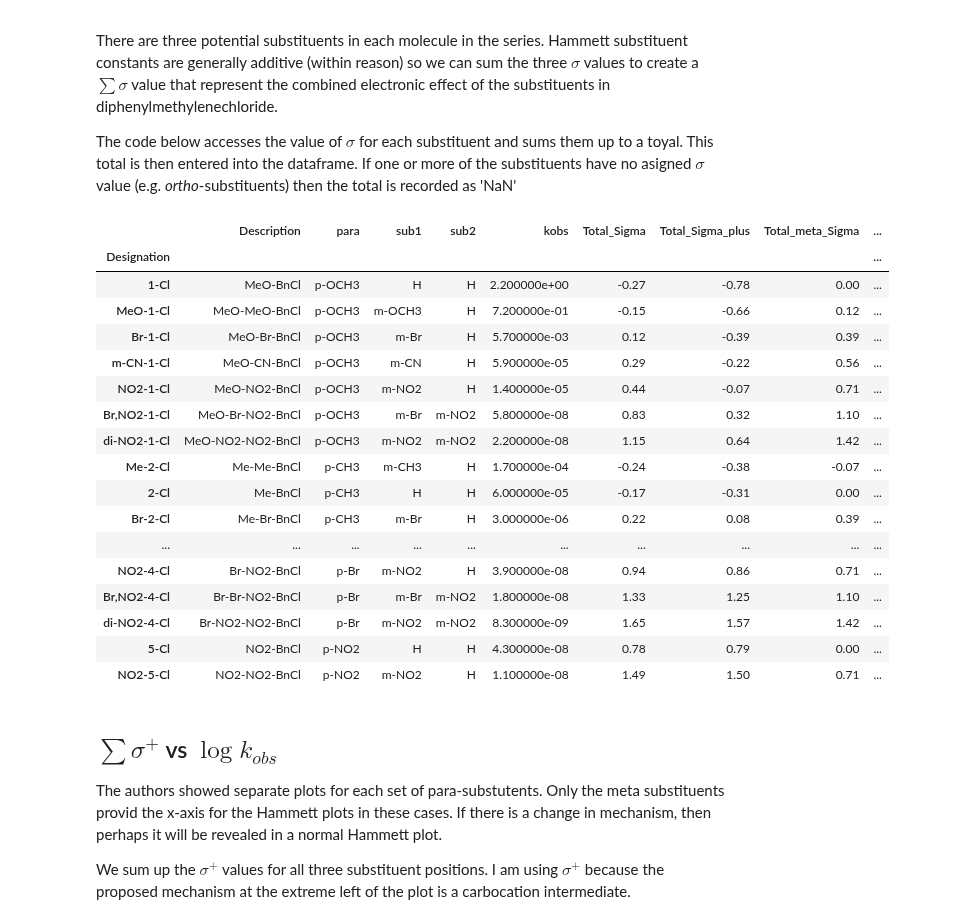
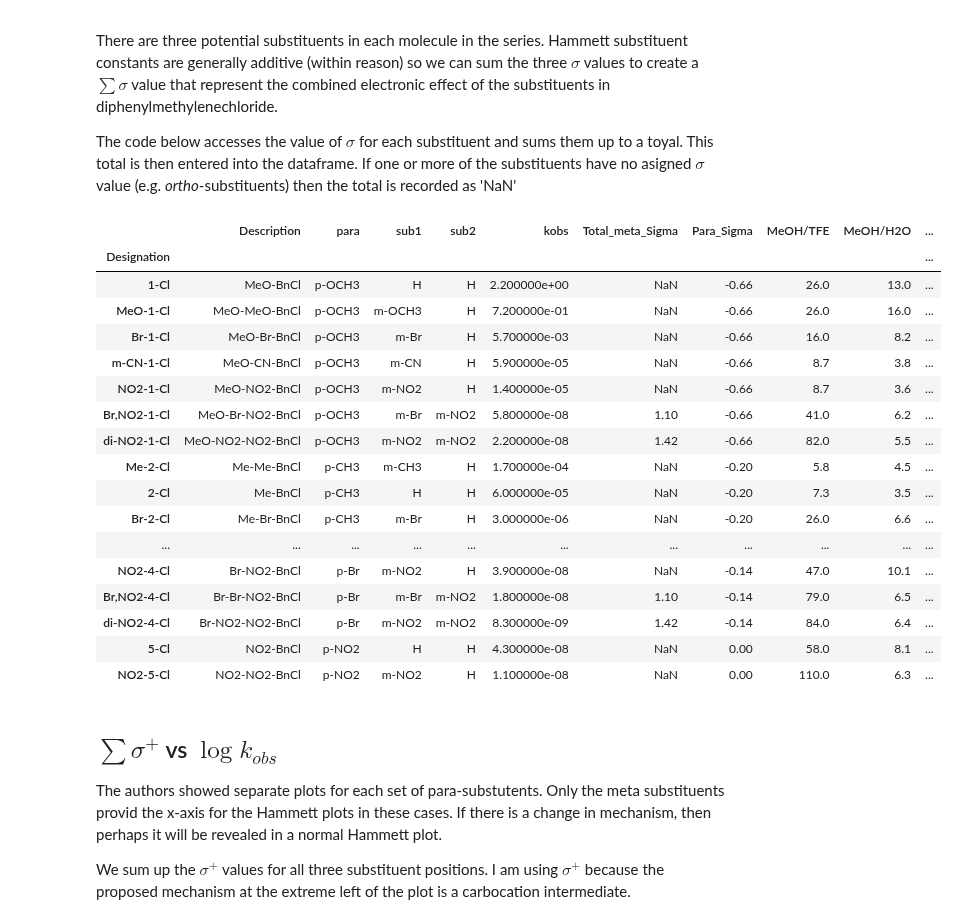
Before and after one commit to blinkletter/4410PythonNotebooks, a Jupyter notebook: Explorations/E1_benzylchloride_Paper.ipynb, the cells around one changed output. Cells and saved outputs as stored; diff of their text form; code cells hidden in the pictures.

```diff
--- a/Explorations/E1_benzylchloride_Paper.ipynb
+++ b/Explorations/E1_benzylchloride_Paper.ipynb
@@ -108,21 +105,6 @@ The code below accesses the value of $\sigma$ for each substituent and sums them
 ####################################################################
 ### Function to total the sigma values of multiple substituents
 ####################################################################
-
-def Total_sigma(row, sigmatype, df1, df2):     # inputs the index ("row") and the dataframes for rates (df1)
-                                               # and for sigma values (df2.
-                                               # sigmatype can be one of ["sigma", "s_plus", "s_minus"]
-    total = 0.
-    for sub in ["para","sub1","sub2"]:   # Change this list to match the columns in the data set
-        a = (df1[sub][row])
-
-        if a in df2.index:               # If the index does not have a Hammett sigma value return 'NaN'
-            sigma = df2[sigmatype][a]
-            total = total + float(sigma)
-        else:
-            total = np.NaN
-
-    return(total)
 
 def Total_meta_sigma(row, sigmatype, df1, df2):     # same as above but adds only the meta substituents
     total = 0.
@@ -138,63 +120,53 @@ def Total_meta_sigma(row, sigmatype, df1, df2):     # same as above but adds onl
     return(total)
 
 def single_sigma(molecule, column, sigmatype, df1, df2):     # same as above but adds only the meta substituents
     total = 0.
     a = df1[column][molecule]
 
     if a in df2.index:               # If the index does not have a Hammett sigma value return 'NaN'
         sigma = df2[sigmatype][a]
     else:
         sigma = np.NaN
 
     return(sigma)
 
 
 
 ######################################################################
 ### Create new columns in dataframe - columns must exist before being addressed  in next part
 ######################################################################
 
-df1.insert(5, "Para_Sigma_plus", np.NaN, allow_duplicates = False)
 df1.insert(5, "Para_Sigma", np.NaN, allow_duplicates = False)
-df1.insert(5, "Total_meta_Sigma_plus", np.NaN, allow_duplicates = False)
 df1.insert(5, "Total_meta_Sigma", np.NaN, allow_duplicates = False)
-df1.insert(5, "Total_Sigma_plus", np.NaN, allow_duplicates = False)
-df1.insert(5, "Total_Sigma", np.NaN, allow_duplicates = False)
 
 ######################################################################
 ### calculate combined sigma value for all molecules in dataframe
 ######################################################################
 
 for molecule in df1.index:
-    df1.loc[molecule,"Total_Sigma"] = Total_sigma(molecule,"sigma",df1,df2)
-    df1.loc[molecule,"Total_Sigma_plus"] = Total_sigma(molecule,"s_plus",df1,df2)
-    df1.loc[molecule,"Total_meta_Sigma"] = Total_meta_sigma(molecule,"sigma",df1,df2)
-    df1.loc[molecule,"Total_meta_Sigma_plus"] = Total_meta_sigma(molecule,"sigma",df1,df2)
-    df1.loc[molecule,"Para_Sigma"] = single_sigma(molecule, "para", "sigma",df1,df2)
-    df1.loc[molecule,"Para_Sigma_plus"] = single_sigma(molecule, "para", "s_plus",df1,df2)
+    df1.loc[molecule,"Total_meta_Sigma"] = Total_meta_sigma(molecule,"sigma_n",df1,df2)
+    df1.loc[molecule,"Para_Sigma"] = single_sigma(molecule, "para", "sigma_r",df1,df2)
 
-
-#df1["YKsigma"] = df1["Total_Sigma"] + 0.7*(df1["Total_Sigma_plus"] - df1["Total_Sigma"])
 display(df1)
 # %% [output]
-|  | Description | para | sub1 | sub2 | kobs | Total_Sigma | Total_Sigma_plus | Total_meta_Sigma | ... |
-| Designation |  |  |  |  |  |  |  |  | ... |
-| 1-Cl | MeO-BnCl | p-OCH3 | H | H | 2.200000e+00 | -0.27 | -0.78 | 0.00 | ... |
-| MeO-1-Cl | MeO-MeO-BnCl | p-OCH3 | m-OCH3 | H | 7.200000e-01 | -0.15 | -0.66 | 0.12 | ... |
-| Br-1-Cl | MeO-Br-BnCl | p-OCH3 | m-Br | H | 5.700000e-03 | 0.12 | -0.39 | 0.39 | ... |
-| m-CN-1-Cl | MeO-CN-BnCl | p-OCH3 | m-CN | H | 5.900000e-05 | 0.29 | -0.22 | 0.56 | ... |
-| NO2-1-Cl | MeO-NO2-BnCl | p-OCH3 | m-NO2 | H | 1.400000e-05 | 0.44 | -0.07 | 0.71 | ... |
-| Br,NO2-1-Cl | MeO-Br-NO2-BnCl | p-OCH3 | m-Br | m-NO2 | 5.800000e-08 | 0.83 | 0.32 | 1.10 | ... |
-| di-NO2-1-Cl | MeO-NO2-NO2-BnCl | p-OCH3 | m-NO2 | m-NO2 | 2.200000e-08 | 1.15 | 0.64 | 1.42 | ... |
-| Me-2-Cl | Me-Me-BnCl | p-CH3 | m-CH3 | H | 1.700000e-04 | -0.24 | -0.38 | -0.07 | ... |
-| 2-Cl | Me-BnCl | p-CH3 | H | H | 6.000000e-05 | -0.17 | -0.31 | 0.00 | ... |
-| Br-2-Cl | Me-Br-BnCl | p-CH3 | m-Br | H | 3.000000e-06 | 0.22 | 0.08 | 0.39 | ... |
-| ... | ... | ... | ... | ... | ... | ... | ... | ... | ... |
-| NO2-4-Cl | Br-NO2-BnCl | p-Br | m-NO2 | H | 3.900000e-08 | 0.94 | 0.86 | 0.71 | ... |
-| Br,NO2-4-Cl | Br-Br-NO2-BnCl | p-Br | m-Br | m-NO2 | 1.800000e-08 | 1.33 | 1.25 | 1.10 | ... |
-| di-NO2-4-Cl | Br-NO2-NO2-BnCl | p-Br | m-NO2 | m-NO2 | 8.300000e-09 | 1.65 | 1.57 | 1.42 | ... |
-| 5-Cl | NO2-BnCl | p-NO2 | H | H | 4.300000e-08 | 0.78 | 0.79 | 0.00 | ... |
-| NO2-5-Cl | NO2-NO2-BnCl | p-NO2 | m-NO2 | H | 1.100000e-08 | 1.49 | 1.50 | 0.71 | ... |
+|  | Description | para | sub1 | sub2 | kobs | Total_meta_Sigma | Para_Sigma | MeOH/TFE | MeOH/H2O | ... |
+| Designation |  |  |  |  |  |  |  |  |  | ... |
+| 1-Cl | MeO-BnCl | p-OCH3 | H | H | 2.200000e+00 | NaN | -0.66 | 26.0 | 13.0 | ... |
+| MeO-1-Cl | MeO-MeO-BnCl | p-OCH3 | m-OCH3 | H | 7.200000e-01 | NaN | -0.66 | 26.0 | 16.0 | ... |
+| Br-1-Cl | MeO-Br-BnCl | p-OCH3 | m-Br | H | 5.700000e-03 | NaN | -0.66 | 16.0 | 8.2 | ... |
+| m-CN-1-Cl | MeO-CN-BnCl | p-OCH3 | m-CN | H | 5.900000e-05 | NaN | -0.66 | 8.7 | 3.8 | ... |
+| NO2-1-Cl | MeO-NO2-BnCl | p-OCH3 | m-NO2 | H | 1.400000e-05 | NaN | -0.66 | 8.7 | 3.6 | ... |
+| Br,NO2-1-Cl | MeO-Br-NO2-BnCl | p-OCH3 | m-Br | m-NO2 | 5.800000e-08 | 1.10 | -0.66 | 41.0 | 6.2 | ... |
+| di-NO2-1-Cl | MeO-NO2-NO2-BnCl | p-OCH3 | m-NO2 | m-NO2 | 2.200000e-08 | 1.42 | -0.66 | 82.0 | 5.5 | ... |
+| Me-2-Cl | Me-Me-BnCl | p-CH3 | m-CH3 | H | 1.700000e-04 | NaN | -0.20 | 5.8 | 4.5 | ... |
+| 2-Cl | Me-BnCl | p-CH3 | H | H | 6.000000e-05 | NaN | -0.20 | 7.3 | 3.5 | ... |
+| Br-2-Cl | Me-Br-BnCl | p-CH3 | m-Br | H | 3.000000e-06 | NaN | -0.20 | 26.0 | 6.6 | ... |
+| ... | ... | ... | ... | ... | ... | ... | ... | ... | ... | ... |
+| NO2-4-Cl | Br-NO2-BnCl | p-Br | m-NO2 | H | 3.900000e-08 | NaN | -0.14 | 47.0 | 10.1 | ... |
+| Br,NO2-4-Cl | Br-Br-NO2-BnCl | p-Br | m-Br | m-NO2 | 1.800000e-08 | 1.10 | -0.14 | 79.0 | 6.5 | ... |
+| di-NO2-4-Cl | Br-NO2-NO2-BnCl | p-Br | m-NO2 | m-NO2 | 8.300000e-09 | 1.42 | -0.14 | 84.0 | 6.4 | ... |
+| 5-Cl | NO2-BnCl | p-NO2 | H | H | 4.300000e-08 | NaN | 0.00 | 58.0 | 8.1 | ... |
+| NO2-5-Cl | NO2-NO2-BnCl | p-NO2 | m-NO2 | H | 1.100000e-08 | NaN | 0.00 | 110.0 | 6.3 | ... |
 # %% [markdown]
 ## $\sum \sigma^+$ vs $\log{k_{obs}}$
 
```
Also changed, not shown: parts of 3 cells of this notebook, 1 other file.
